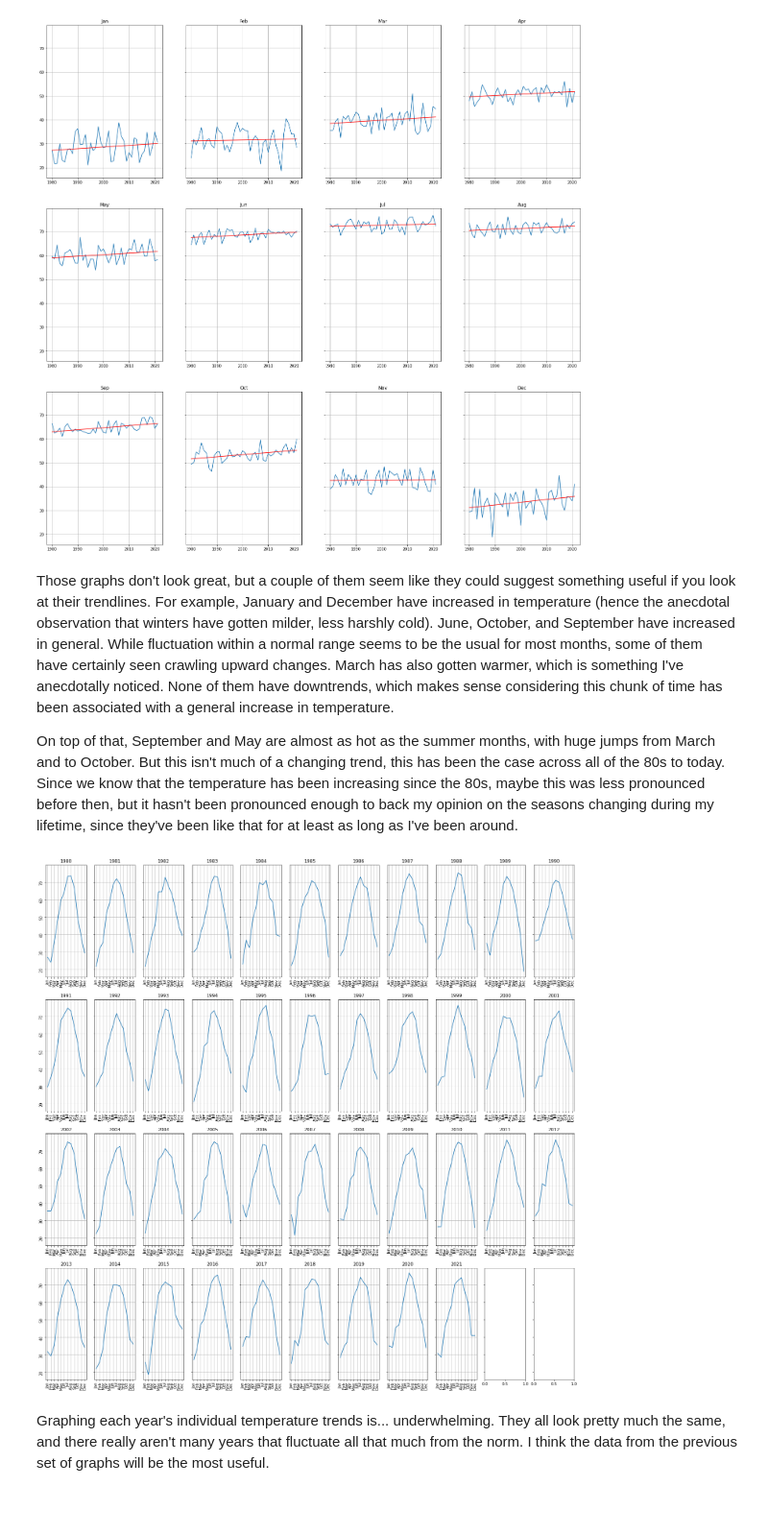
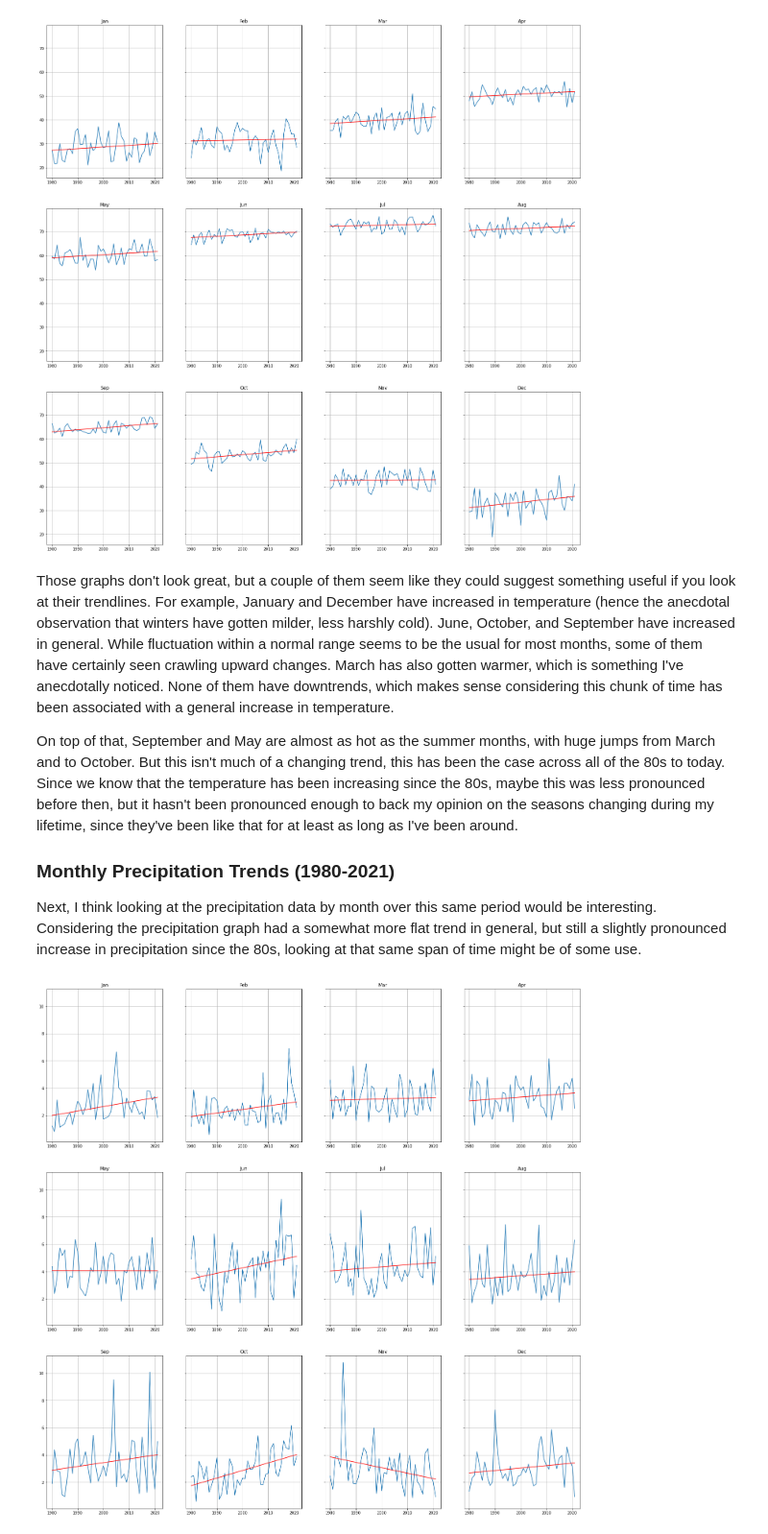
Before and after one commit to Elsklivet/Allegheny-Temp-Trends, a Jupyter notebook: Allegheny-County-Temp-Trends.ipynb, the cells around one changed output. Shown at 96% size. Cells and saved outputs as stored; diff of their text form; code cells hidden in the pictures; blank space fills up the shorter version.

Commit message:
Readme, min/max sets, precip analysis

```diff
--- a/Allegheny-County-Temp-Trends.ipynb
+++ b/Allegheny-County-Temp-Trends.ipynb
@@ -154,25 +160,26 @@ fig.set_figheight(25)
 Those graphs don't look great, but a couple of them seem like they could suggest something useful if you look at their trendlines. For example, January and December have increased in temperature (hence the anecdotal observation that winters have gotten milder, less harshly cold). June, October, and September have increased in general. While fluctuation within a normal range seems to be the usual for most months, some of them have certainly seen crawling upward changes. March has also gotten warmer, which is something I've anecdotally noticed. None of them have downtrends, which makes sense considering this chunk of time has been associated with a general increase in temperature.
 
 On top of that, September and May are almost as hot as the summer months, with huge jumps from March and to October. But this isn't much of a changing trend, this has been the case across all of the 80s to today. Since we know that the temperature has been increasing since the 80s, maybe this was less pronounced before then, but it hasn't been pronounced enough to back my opinion on the seasons changing during my lifetime, since they've been like that for at least as long as I've been around.
+
+### Monthly Precipitation Trends (1980-2021)
+
+Next, I think looking at the precipitation data by month over this same period would be interesting. Considering the precipitation graph had a somewhat more flat trend in general, but still a slightly pronounced increase in precipitation since the 80s, looking at that same span of time might be of some use.
-# %%
-# Here are the individual years
-year = 1980
-fig, axes = plt.subplots(nrows=4,ncols=11,sharey=True)
-
-for row in np.arange(0,4):
-    for col in np.arange(0,11):
-        axes[row,col].plot(average_temperatures.loc[year])
-        axes[row,col].title.set_text(year)
-        axes[row,col].grid(True)
-        axes[row,col].tick_params(labelrotation=90)
-        year = year + 1
-        if year > 2021:
-            break
-fig.set_figwidth(25)
-fig.set_figheight(25)
-# %% [output]
-[figure, removed]
-# %% [markdown]
-Graphing each year's individual temperature trends is... underwhelming. They all look pretty much the same, and there really aren't many years that fluctuate all that much from the norm. I think the data from the previous set of graphs will be the most useful.
 # %%
-# Decide if the above graphs should even stay.
+fig, axes = plt.subplots(nrows=3,ncols=4,sharey=True)
+
+months = ("Jan","Feb","Mar","Apr","May","Jun","Jul","Aug","Sep","Oct","Nov","Dec")
+month_num = 0
+for row in np.arange(0,3):
+    for col in np.arange(0,4):
+        month = months[month_num]
+        fits = np.polynomial.polynomial.Polynomial.fit(np.arange(1980,2022), average_precipitation[month].loc[1980:],1)
+        axes[row,col].plot(np.arange(1980,2022), average_precipitation[month].loc[1980:])
+        axes[row,col].plot(np.arange(1980,2022), np.polynomial.polynomial.polyval(np.arange(1980,2022), fits.convert().coef), color="red")
+        axes[row,col].title.set_text(month)
+        axes[row,col].grid(True)
+        month_num = month_num+1
+
+fig.set_figwidth(25)
+fig.set_figheight(25)
+# %% [output]
+[figure, added]
```
Also changed, not shown: parts of 5 cells of this notebook, 3 other files.
